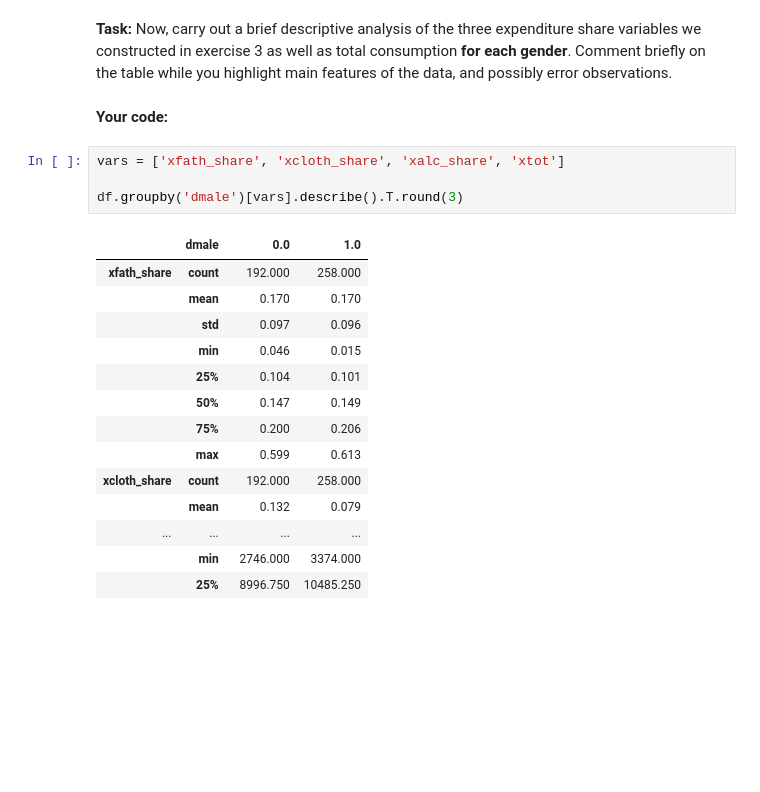
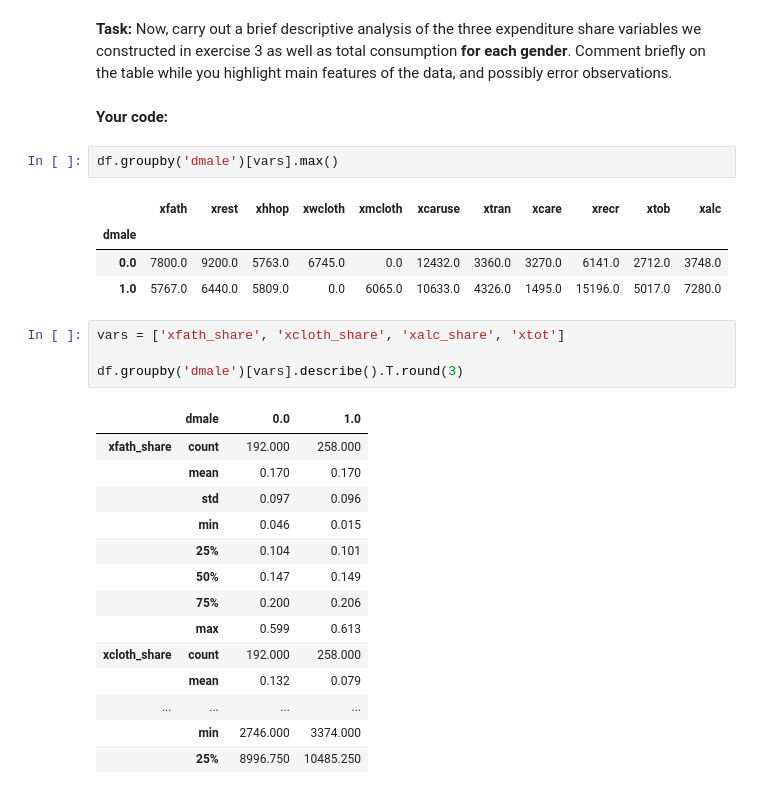
Before and after one commit to bschjerning/EconometricsA, a Jupyter notebook: 2_class/PS1_Descriptive_Analysis/ex_post.ipynb, the cells around one changed output. Saved outputs shown, nothing was run; the diff lists cells and outputs as text; blank space fills up the shorter version.

```diff
--- a/2_class/PS1_Descriptive_Analysis/ex_post.ipynb
+++ b/2_class/PS1_Descriptive_Analysis/ex_post.ipynb
@@ -357,6 +357,13 @@ df[['xalc', 'xtob', 'xrecr']].describe()
 data, and possibly error observations.
 # %% [markdown]
 **Your code:**
+# %%
+df.groupby('dmale')[vars].max()
+# %% [output]
+|  | xfath | xrest | xhhop | xwcloth | xmcloth | xcaruse | xtran | xcare | xrecr | xtob | xalc |
+| dmale |  |  |  |  |  |  |  |  |  |  |  |
+| 0.0 | 7800.0 | 9200.0 | 5763.0 | 6745.0 | 0.0 | 12432.0 | 3360.0 | 3270.0 | 6141.0 | 2712.0 | 3748.0 |
+| 1.0 | 5767.0 | 6440.0 | 5809.0 | 0.0 | 6065.0 | 10633.0 | 4326.0 | 1495.0 | 15196.0 | 5017.0 | 7280.0 |
 # %%
 vars = ['xfath_share', 'xcloth_share', 'xalc_share', 'xtot']
 
```
Also changed, not shown: parts of 14 cells of this notebook.
